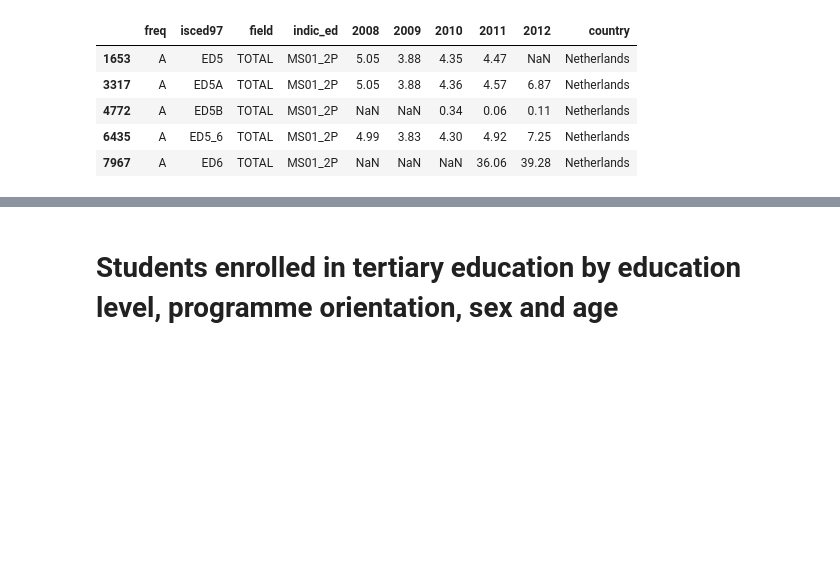
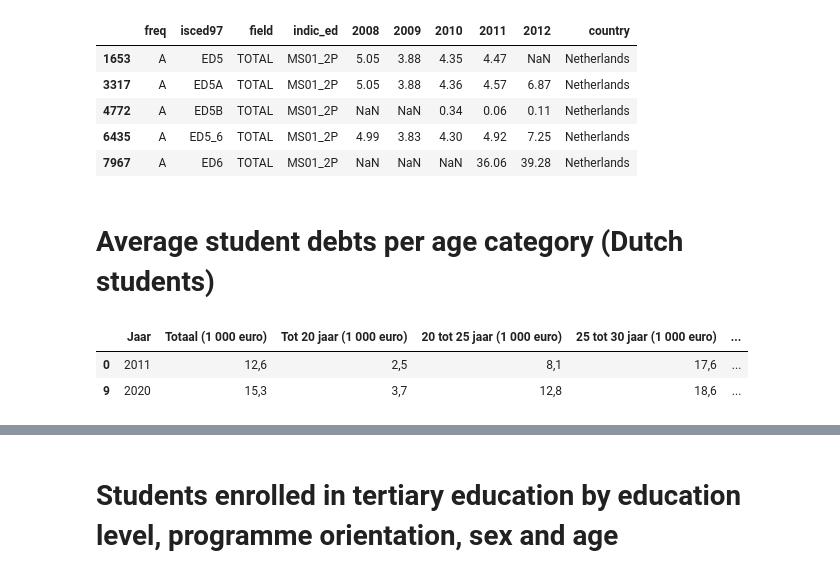
Before and after one commit to AnneLouisedb/Causality_Eurostat, a Jupyter notebook: research_outline.ipynb, the cells around one changed output, grey strips where cells are left out. Drawn from its saved outputs; the diff is of its cells as text; code cells hidden in the pictures; blank space fills up the shorter version.

```diff
--- a/research_outline.ipynb
+++ b/research_outline.ipynb
@@ -239,3 +238,17 @@ Inward mobile students as percentage of student population in the host country (
 | 4772 | A | ED5B | TOTAL | MS01_2P | NaN | NaN | 0.34 | 0.06 | 0.11 | Netherlands |
 | 6435 | A | ED5_6 | TOTAL | MS01_2P | 4.99 | 3.83 | 4.30 | 4.92 | 7.25 | Netherlands |
 | 7967 | A | ED6 | TOTAL | MS01_2P | NaN | NaN | NaN | 36.06 | 39.28 | Netherlands |
+# %% [markdown]
+# Average student debts per age category (Dutch students)
+# %%
+file_path = 'table_tabel-ef26b4a9-7b08-42a9-b76c-a50afbfde19c.csv'
+
+student_debt_df= pd.read_csv(file_path, sep=',')
+student_debt_df = student_debt_df[student_debt_df['Jaar'].isin(['2011', '2020'])]
+# multiply all values by 1000
+
+student_debt_df
+# %% [output]
+|  | Jaar | Totaal (1 000 euro) | Tot 20 jaar (1 000 euro) | 20 tot 25 jaar (1 000 euro) | 25 tot 30 jaar (1 000 euro) | ... |
+| 0 | 2011 | 12,6 | 2,5 | 8,1 | 17,6 | ... |
+| 9 | 2020 | 15,3 | 3,7 | 12,8 | 18,6 | ... |
```
Also changed, not shown: parts of 13 cells of this notebook, 3 other files.
